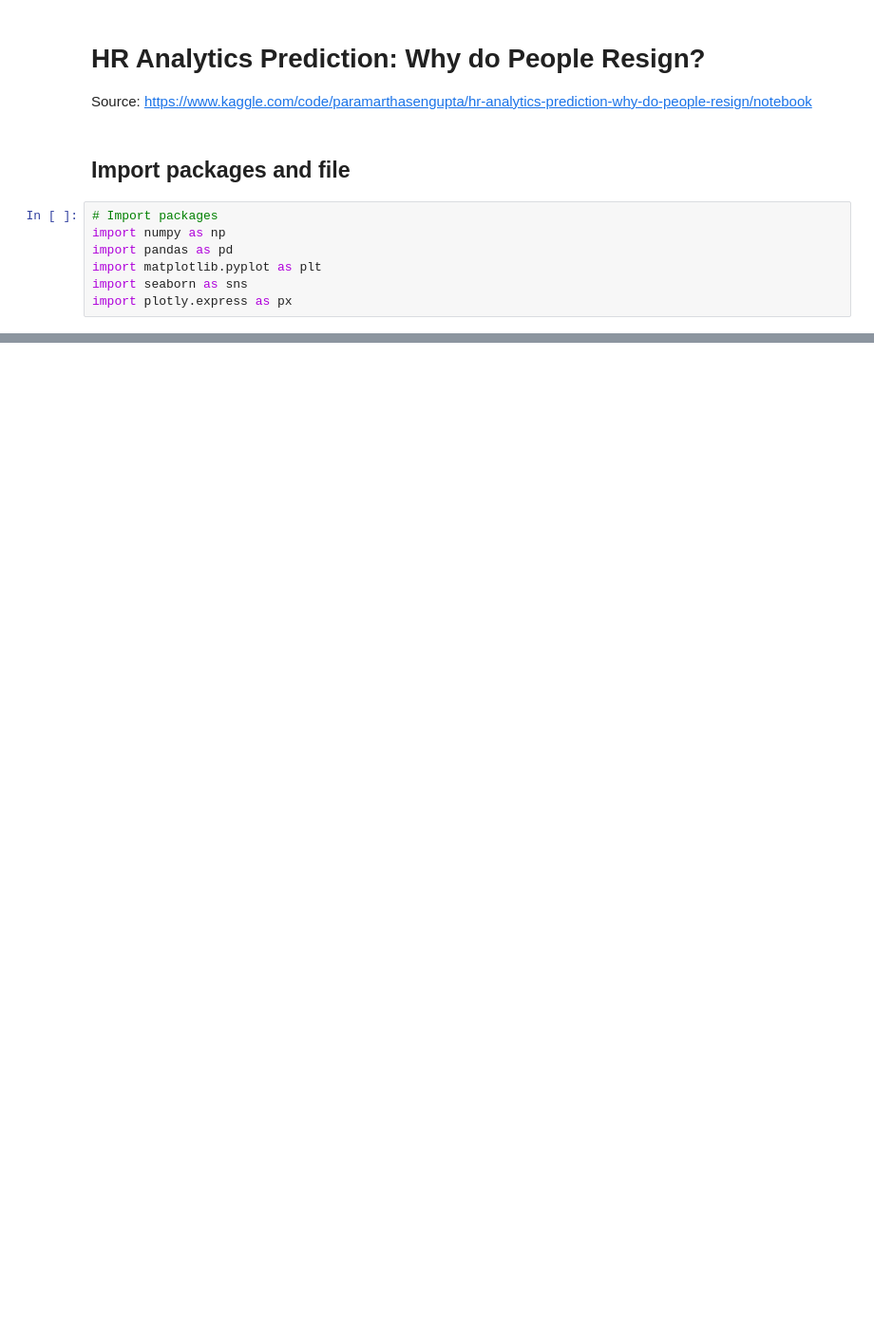
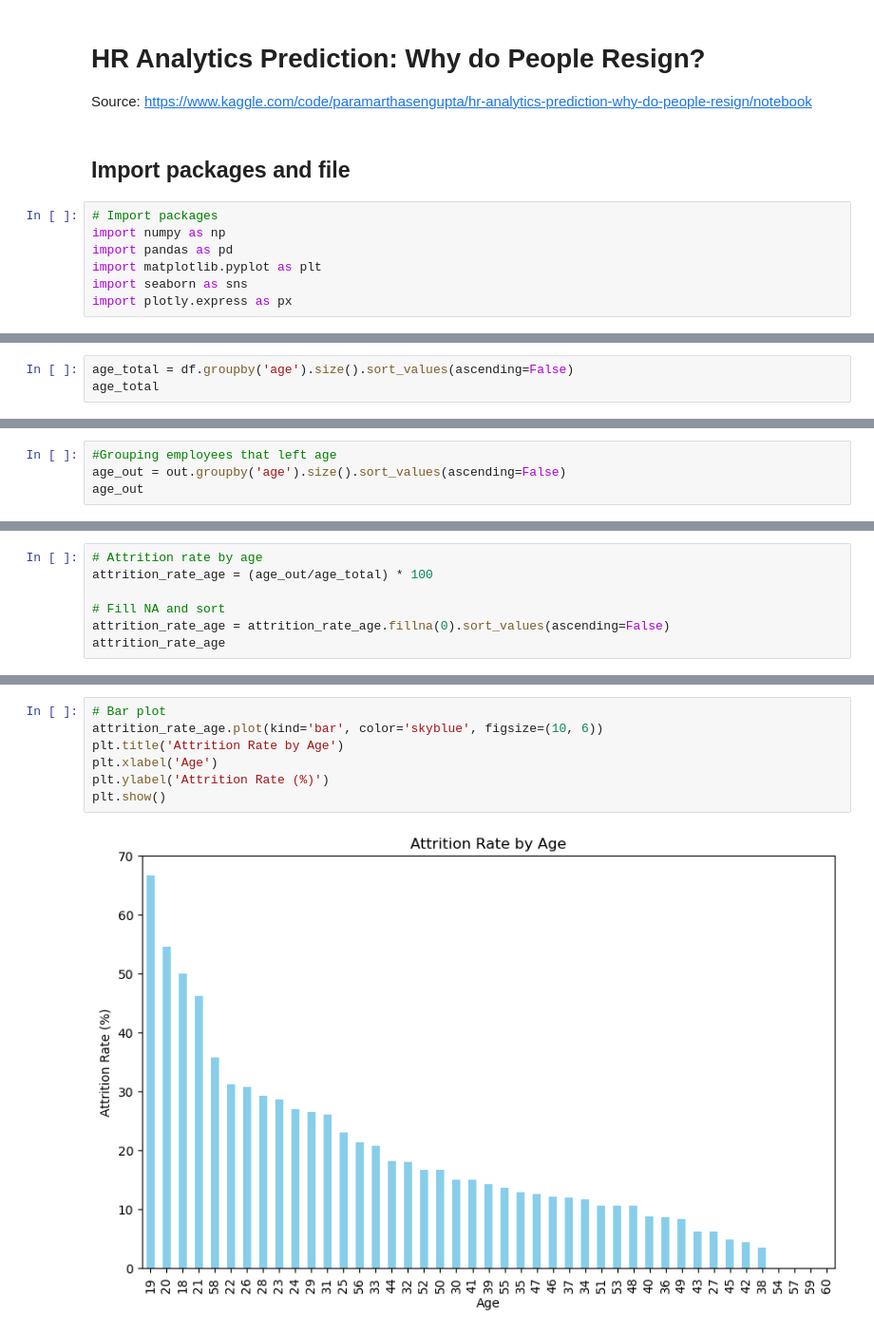
Before and after one commit to gemma-martinez/attrition_analysis, a Jupyter notebook: hr_analytics_prediction/hr_analytics.ipynb, the cells around one changed output, grey strips where cells are left out. Shown at 95% size. Drawn from its saved outputs; the diff is of its cells as text; blank space fills up the shorter version.

```diff
--- a/hr_analytics_prediction/hr_analytics.ipynb
+++ b/hr_analytics_prediction/hr_analytics.ipynb
@@ -31,0 +209,3 @@ df
+# %%
+age_total = df.groupby('age').size().sort_values(ascending=False)
+age_total
@@ -31,0 +230,4 @@ df
+# %%
+#Grouping employees that left age
+age_out = out.groupby('age').size().sort_values(ascending=False)
+age_out
@@ -31,0 +264,7 @@ df
+# %%
+# Attrition rate by age
+attrition_rate_age = (age_out/age_total) * 100
+
+# Fill NA and sort
+attrition_rate_age = attrition_rate_age.fillna(0).sort_values(ascending=False)
+attrition_rate_age
@@ -31,0 +289,9 @@ df
+# %%
+# Bar plot
+attrition_rate_age.plot(kind='bar', color='skyblue', figsize=(10, 6))
+plt.title('Attrition Rate by Age')
+plt.xlabel('Age')
+plt.ylabel('Attrition Rate (%)')
+plt.show()
+# %% [output]
+[figure, added]
```
Also changed, not shown: parts of 51 cells of this notebook.
